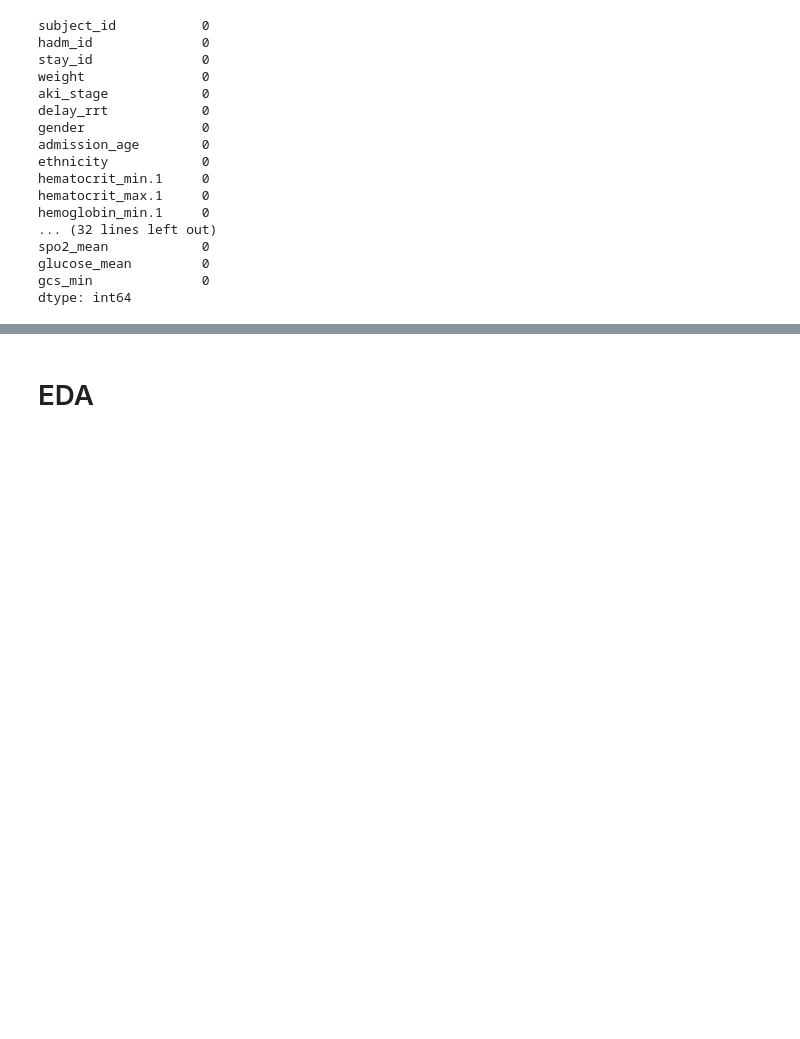
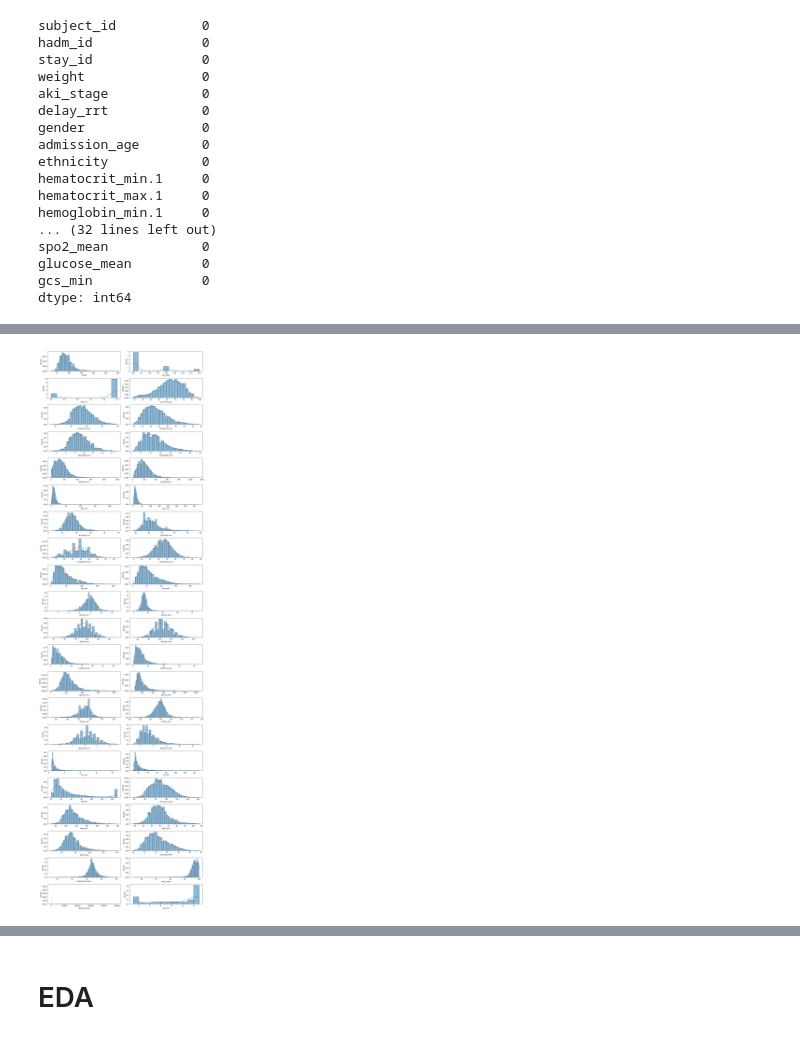
Before and after one commit to doscsy12/AKI_rrt, a Jupyter notebook: data_cleaning_EDA.ipynb, the cells around one changed output, grey strips where cells are left out. Drawn from its saved outputs; the diff is of its cells as text; code cells hidden in the pictures; blank space fills up the shorter version.

```diff
--- a/data_cleaning_EDA.ipynb
+++ b/data_cleaning_EDA.ipynb
@@ -284,0 +437,2 @@ dtype: int64
+# %%
+num_aki = aki_data.select_dtypes(include=['int64','float64']).copy()
@@ -284,0 +448,4 @@ dtype: int64
+# %%
+# remove the .1
+num_aki.columns = num_aki.columns.str.replace('.1','')
+num_aki.columns
@@ -284,0 +484,18 @@ dtype: int64
+# %%
+# plot overview distributions of continuous variables
+# determining number of columns
+ncols = 2
+cols = num_aki.columns
+
+# determining number of rows
+nrows = round(int(np.ceil(len(num_aki.columns)) / (1.0*ncols)))
+
+fig, axes = plt.subplots(nrows, ncols, figsize=(15,50))
+axes = axes.ravel()
+
+for col, ax in zip(cols, axes):
+    sns.histplot(data=num_aki[col], kde=True, stat='density', ax=ax)
+
+plt.tight_layout();
+# %% [output]
+[figure, added]
```
Also changed, not shown: parts of 54 cells of this notebook.
